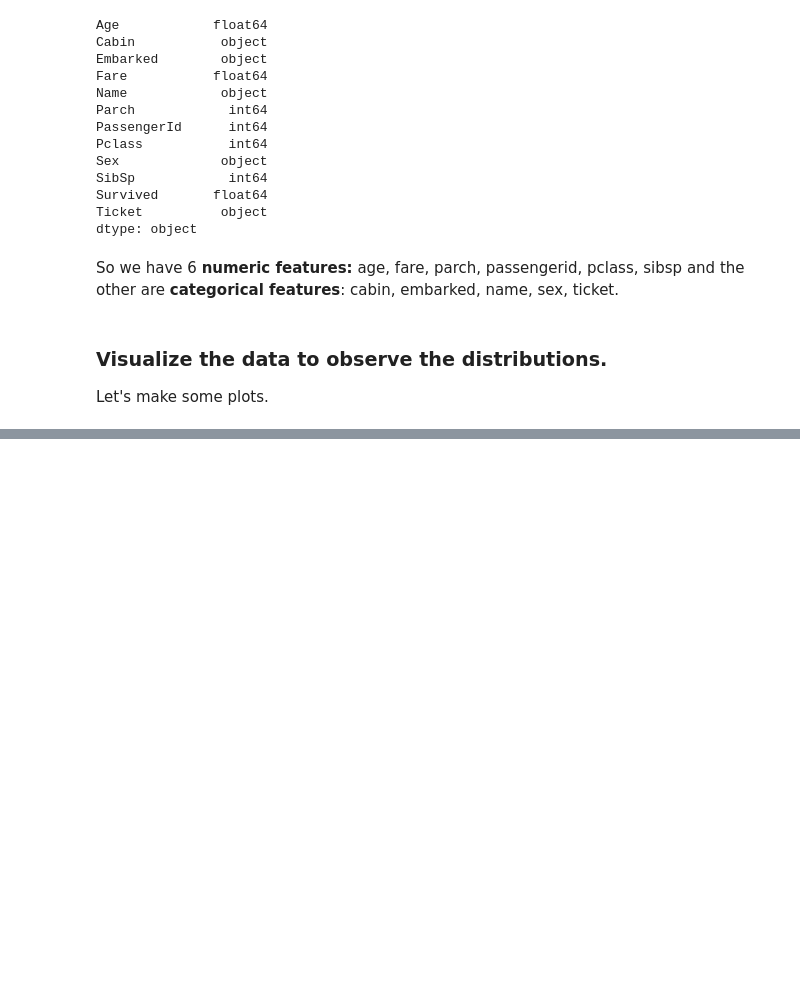
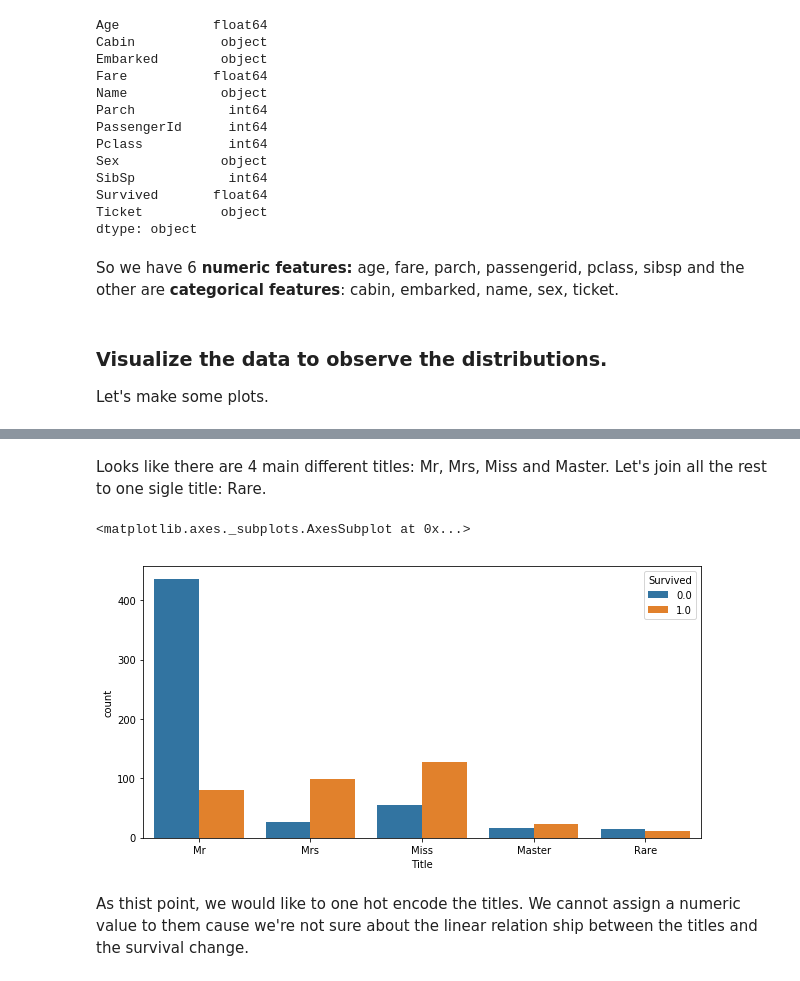
Before and after one commit to JATC1024/First-steps-into-Data-Science, a Jupyter notebook: Titanic.ipynb, the cells around one changed output, grey strips where cells are left out. Cells and saved outputs as stored; diff of their text form; code cells hidden in the pictures; blank space fills up the shorter version.

```diff
--- a/Titanic.ipynb
+++ b/Titanic.ipynb
@@ -139,0 +181,3 @@ categorical_features
+# %%
+combined_data['Title'] = combined_data['Name'].apply(lambda x: re.search(', (.+?). ', x).group(1))
+combined_data.head()
@@ -139,0 +208,11 @@ categorical_features
+# %% [markdown]
+Looks like there are 4 main different titles: Mr, Mrs, Miss and Master. Let's join all the rest to one sigle title: Rare.
+# %%
+combined_data['Title'] = combined_data['Title'].apply(lambda x: x if x in ['Mr', 'Mrs', 'Miss', 'Master'] else 'Rare')
+fig = plt.figure(figsize = (10, 5))
+sns.countplot(x = 'Title', hue = 'Survived', data = get_train_data())
+# %% [output]
+<matplotlib.axes._subplots.AxesSubplot at 0x...>
+[figure, added]
+# %% [markdown]
+As thist point, we would like to one hot encode the titles. We cannot assign a numeric value to them cause we're not sure about the linear relation ship between the titles and the survival change.
```
Also changed, not shown: parts of 87 cells of this notebook.
